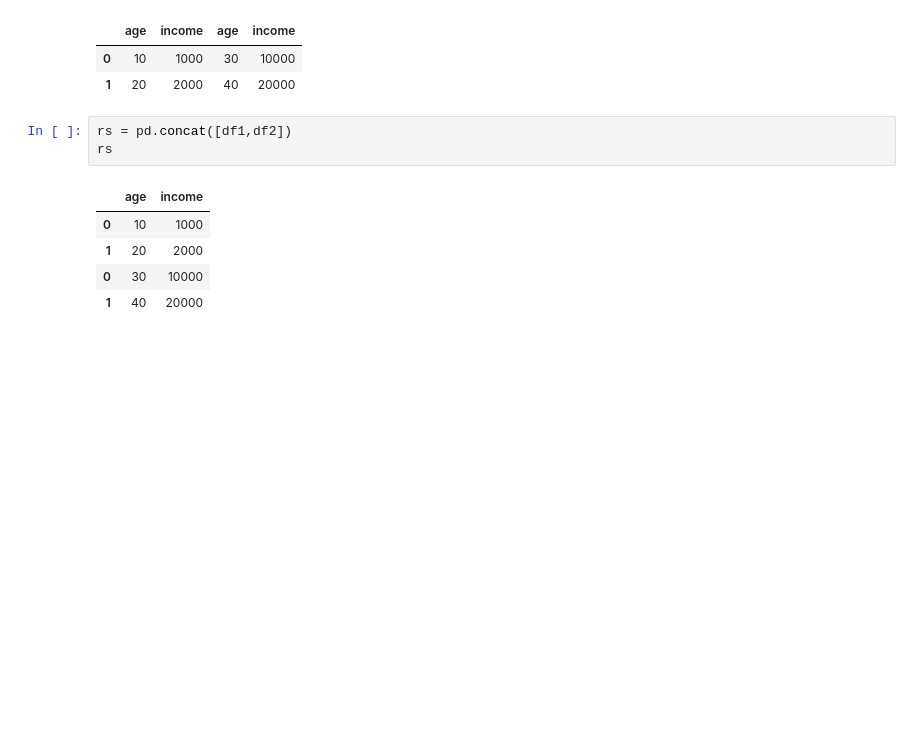
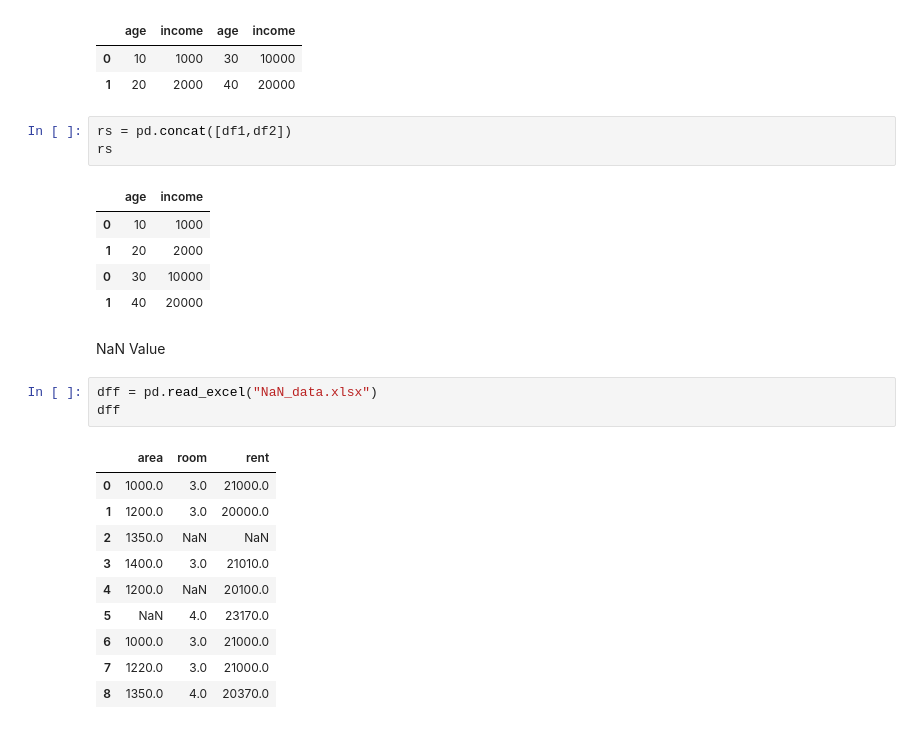
Before and after one commit to root-rashed/Pandas-Exercise, a Jupyter notebook: day_06(delete_drop_concat).ipynb, the cells around one changed output. Saved outputs shown, nothing was run; the diff lists cells and outputs as text; blank space fills up the shorter version.

```diff
--- a/day_06(delete_drop_concat).ipynb
+++ b/day_06(delete_drop_concat).ipynb
@@ -202,3 +200,19 @@ rs
 | 1 | 20 | 2000 |
 | 0 | 30 | 10000 |
 | 1 | 40 | 20000 |
+# %% [markdown]
+NaN Value
+# %%
+dff = pd.read_excel("NaN_data.xlsx")
+dff
+# %% [output]
+|  | area | room | rent |
+| 0 | 1000.0 | 3.0 | 21000.0 |
+| 1 | 1200.0 | 3.0 | 20000.0 |
+| 2 | 1350.0 | NaN | NaN |
+| 3 | 1400.0 | 3.0 | 21010.0 |
+| 4 | 1200.0 | NaN | 20100.0 |
+| 5 | NaN | 4.0 | 23170.0 |
+| 6 | 1000.0 | 3.0 | 21000.0 |
+| 7 | 1220.0 | 3.0 | 21000.0 |
+| 8 | 1350.0 | 4.0 | 20370.0 |
```
Also changed, not shown: parts of 9 cells of this notebook, 1 other file.
